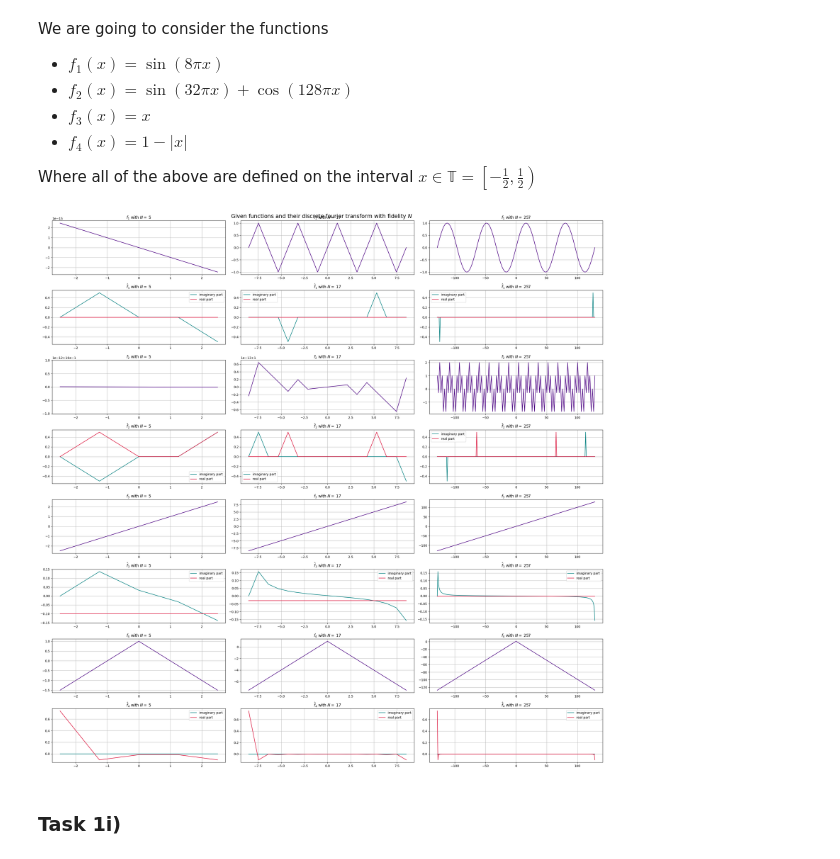
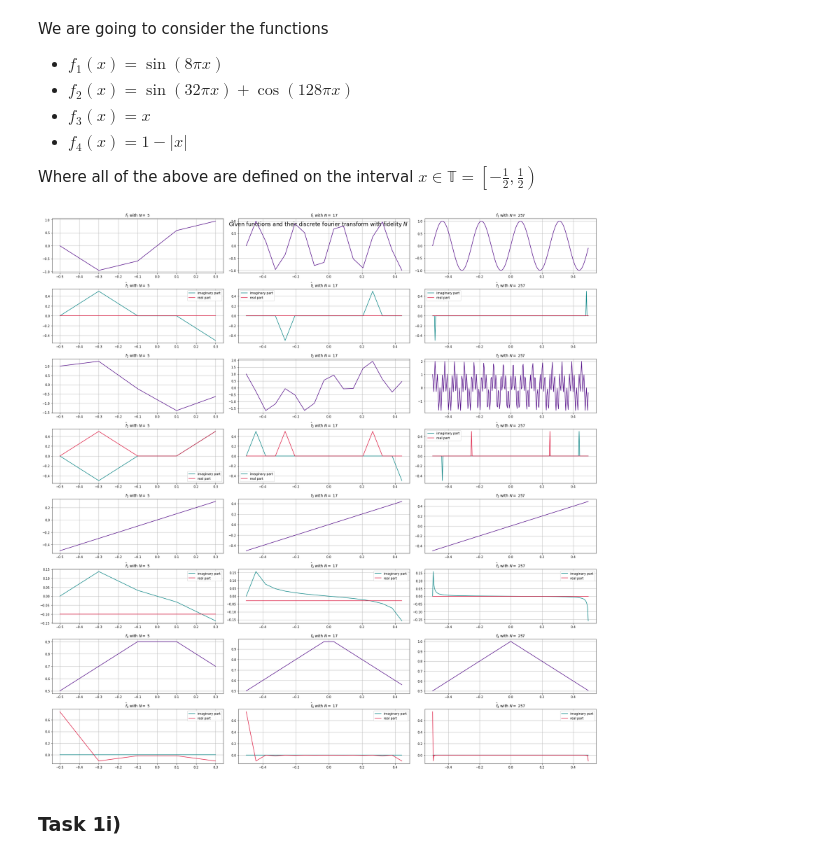
Before and after one commit to EmilKofoed/Prosjekt2-nummat, a Jupyter notebook: notebook.ipynb, the cells around one changed output. Cells and saved outputs as stored; diff of their text form; code cells hidden in the pictures.

```diff
--- a/notebook.ipynb
+++ b/notebook.ipynb
@@ -298,24 +298,24 @@ functions = [f1,f2,f3,f4]
 # %%
 plt.subplots(8,3,  figsize=(25, 25))
 plt.suptitle("Given functions and their discrete fourier transform with fidelity $N$", fontsize="xx-large")
 plt.subplots_adjust(top=10)
 for j,f in enumerate(functions):
     for i,n in enumerate([5,17,257]):
-        x_ax = np.linspace(-n/2,n/2,n)
+        x_ax = np.linspace(-0.5,0.5,n,endpoint=False)
         plt.subplot(8,3,j*6+1+i)
         plt.grid(True)
         plt.plot(x_ax, f(x_ax), color="indigo")
         plt.title(f"$f_{j+1}$ with $N = $ {n}")
         plt.subplot(8,3,6*j+4+i)
         plt.plot(x_ax, transform(f,n,-0.5).imag/n, label="imaginary part", color="teal")
         plt.plot(x_ax, transform(f,n,-0.5).real/n, label="real part", color="crimson")
         plt.legend()
         plt.grid(True)
         plt.title("$\hat{f}$" + f"$_{j+1}$ with $N = $ {n}")
 plt.tight_layout()
 plt.show()
 # %% [output]
-[figure, old version]
+[figure, new version]
 # %% [markdown]
 ### Task 1i)
 # %%
```
Also changed, not shown: parts of 4 cells of this notebook.
